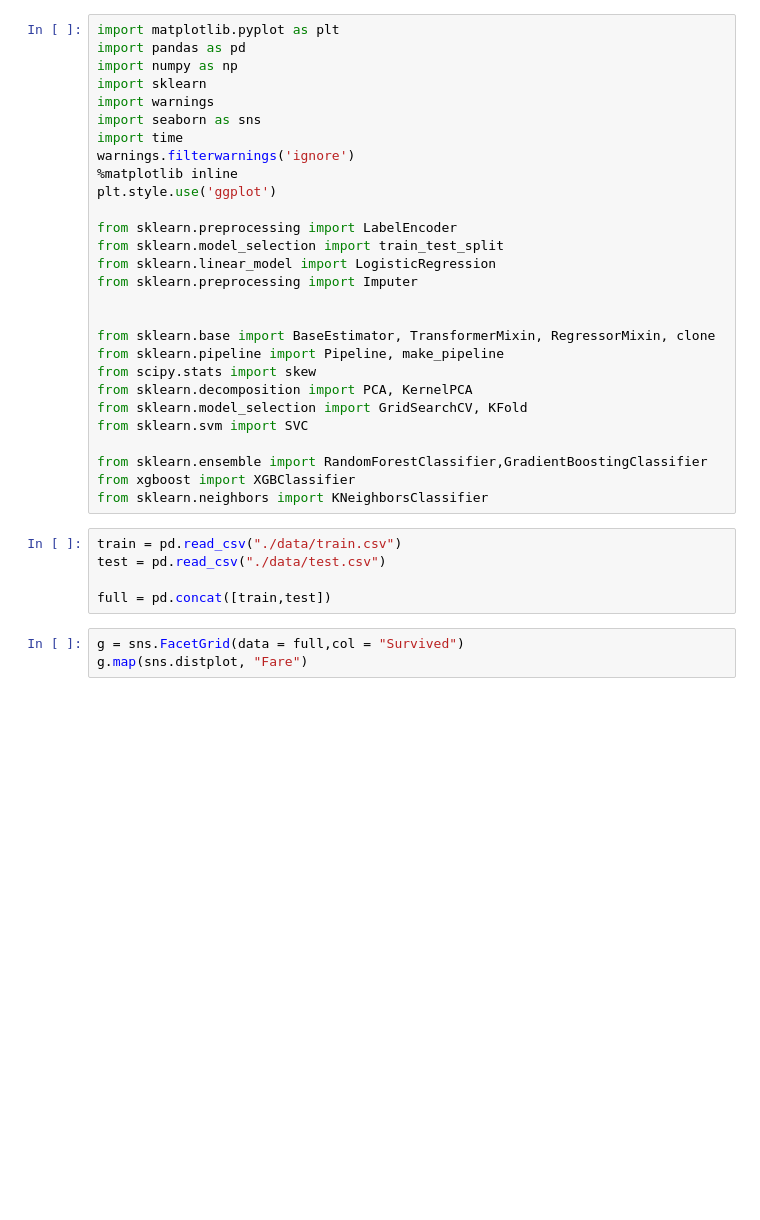
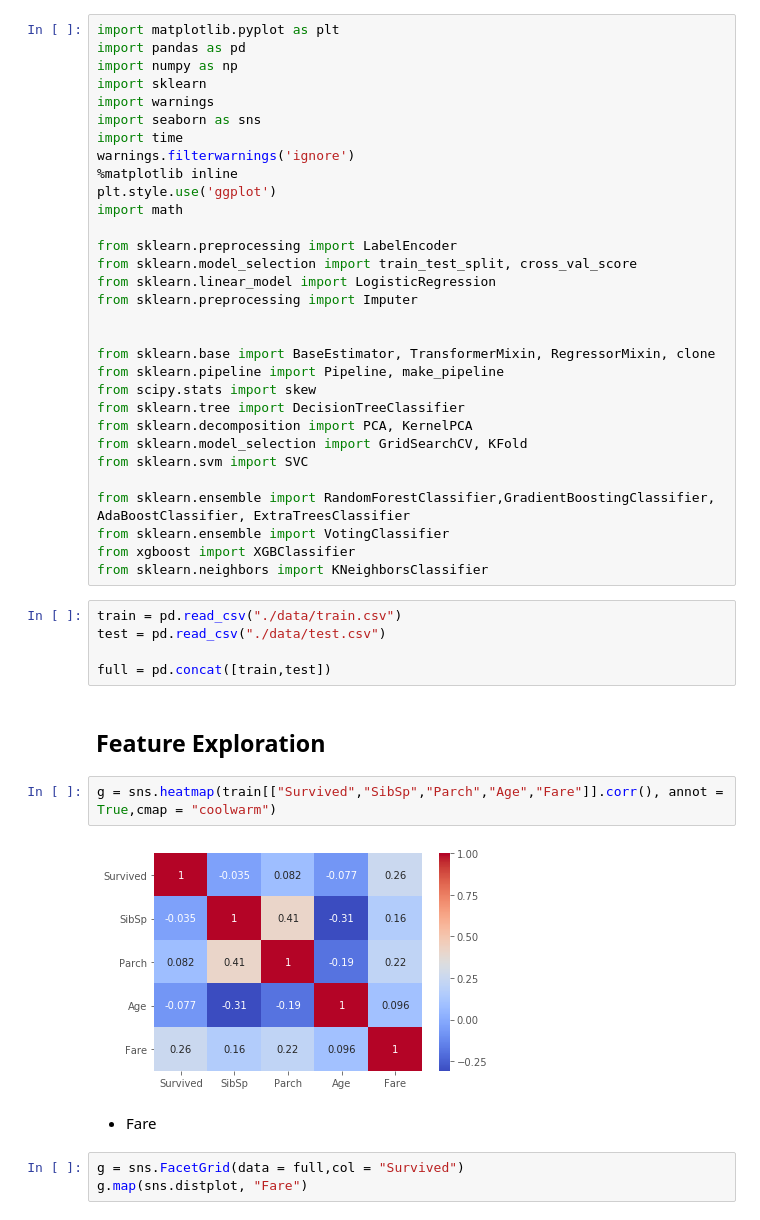
Before and after one commit to suns82-0/Titanic-Machine-Learning-from-Disaster, a Jupyter notebook: Titanic_1.ipynb, the cells around one changed output. Saved outputs shown, nothing was run; the diff lists cells and outputs as text; blank space fills up the shorter version.

```diff
--- a/Titanic_1.ipynb
+++ b/Titanic_1.ipynb
@@ -9,9 +9,10 @@ import time
 warnings.filterwarnings('ignore')
 %matplotlib inline
 plt.style.use('ggplot')
+import math
 
 from sklearn.preprocessing import LabelEncoder
-from sklearn.model_selection import train_test_split
+from sklearn.model_selection import train_test_split, cross_val_score
 from sklearn.linear_model import LogisticRegression
 from sklearn.preprocessing import Imputer
 
@@ -19,11 +20,13 @@ from sklearn.preprocessing import Imputer
 from sklearn.base import BaseEstimator, TransformerMixin, RegressorMixin, clone
 from sklearn.pipeline import Pipeline, make_pipeline
 from scipy.stats import skew
+from sklearn.tree import DecisionTreeClassifier
 from sklearn.decomposition import PCA, KernelPCA
 from sklearn.model_selection import GridSearchCV, KFold
 from sklearn.svm import SVC
 
-from sklearn.ensemble import RandomForestClassifier,GradientBoostingClassifier
+from sklearn.ensemble import RandomForestClassifier,GradientBoostingClassifier, AdaBoostClassifier, ExtraTreesClassifier
+from sklearn.ensemble import VotingClassifier
 from xgboost import XGBClassifier
 from sklearn.neighbors import KNeighborsClassifier
 # %%
@@ -31,6 +34,14 @@ train = pd.read_csv("./data/train.csv")
 test = pd.read_csv("./data/test.csv")
 
 full = pd.concat([train,test])
+# %% [markdown]
+## Feature Exploration
+# %%
+g = sns.heatmap(train[["Survived","SibSp","Parch","Age","Fare"]].corr(), annot = True,cmap = "coolwarm")
+# %% [output]
+[figure, added]
+# %% [markdown]
+- Fare
 # %%
 g = sns.FacetGrid(data = full,col = "Survived")
 g.map(sns.distplot, "Fare")
```
Also changed, not shown: parts of 91 cells of this notebook.
